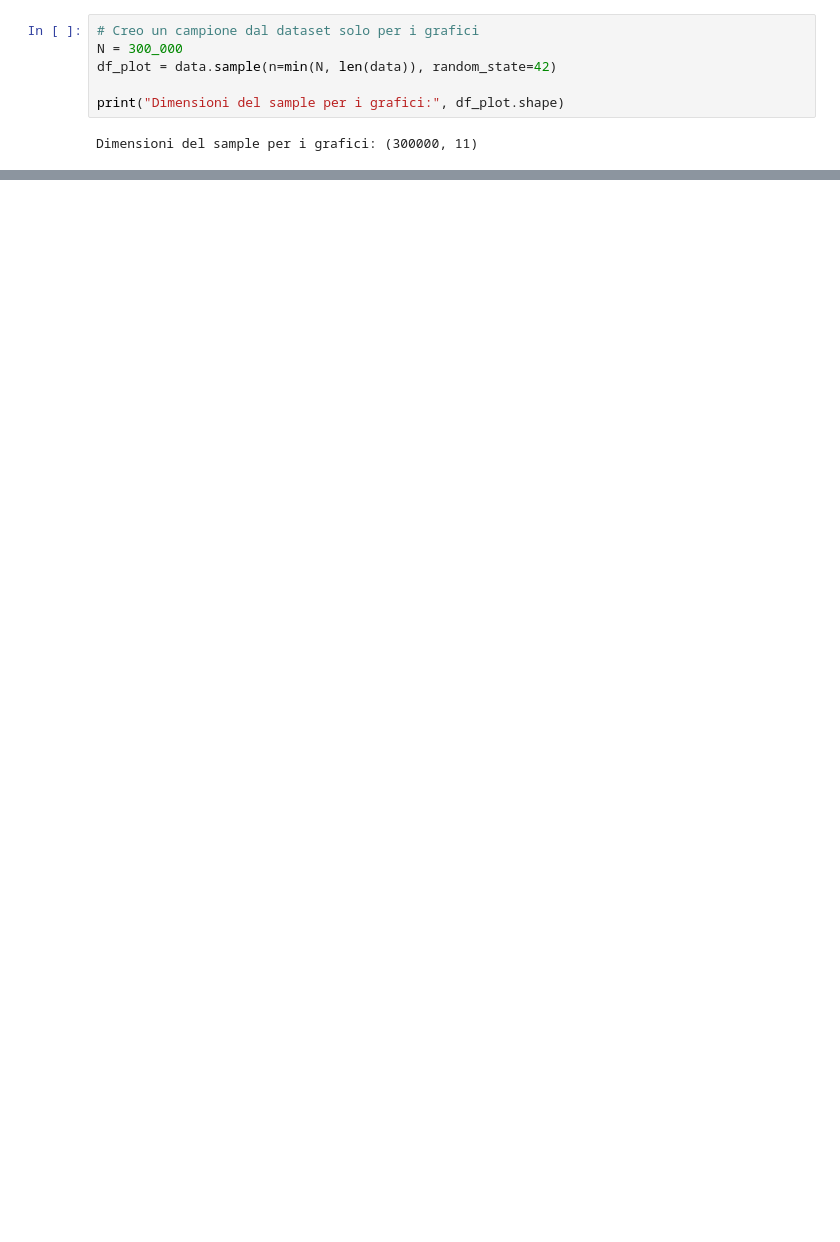
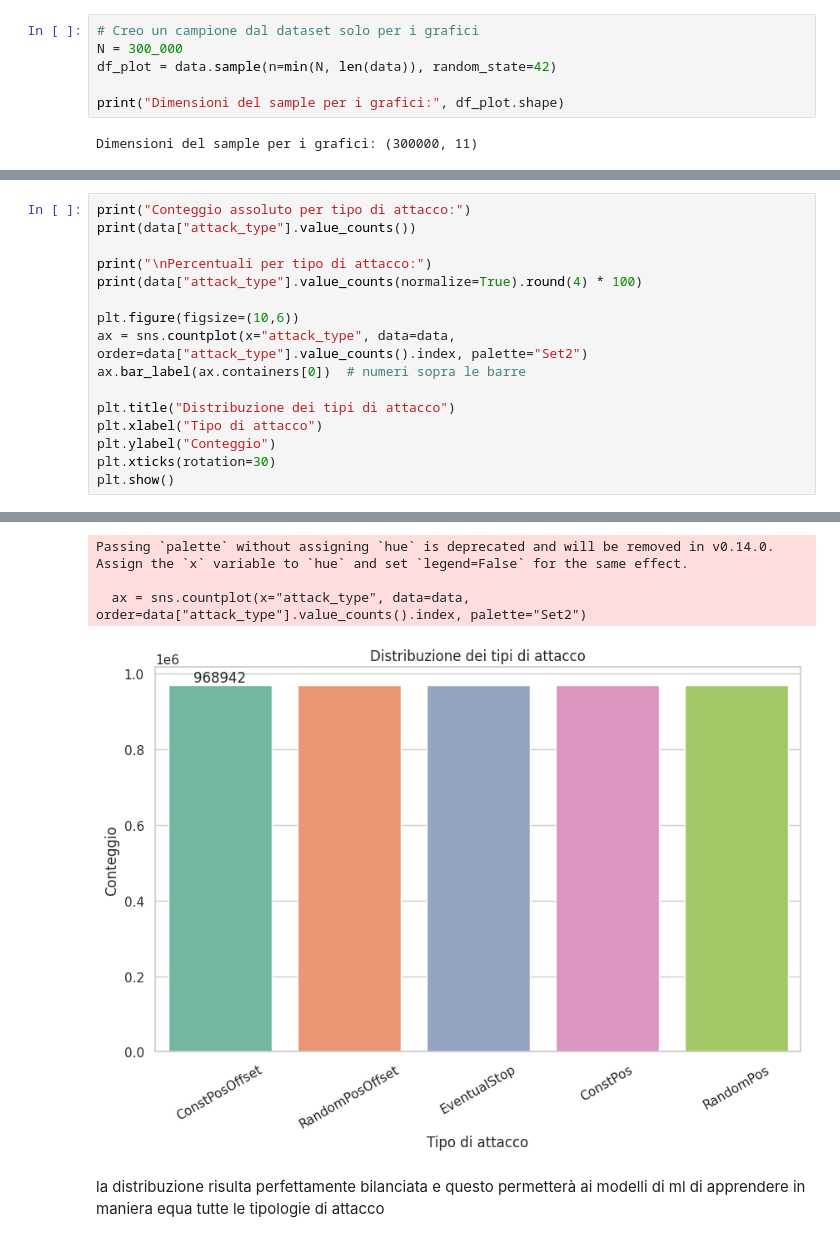
Before and after one commit to gar-nov/tirocinio, a Jupyter notebook: EDA.ipynb, the cells around one changed output, grey strips where cells are left out. Drawn from its saved outputs; the diff is of its cells as text; blank space fills up the shorter version.

```diff
--- a/EDA.ipynb
+++ b/EDA.ipynb
@@ -128,0 +137,17 @@ valutare una **scalatura standard (StandardScaler)**, ma i range sono già compa
+# %%
+print("Conteggio assoluto per tipo di attacco:")
+print(data["attack_type"].value_counts())
+
+print("\nPercentuali per tipo di attacco:")
+print(data["attack_type"].value_counts(normalize=True).round(4) * 100)
+
+plt.figure(figsize=(10,6))
+ax = sns.countplot(x="attack_type", data=data, order=data["attack_type"].value_counts().index, palette="Set2")
+ax.bar_label(ax.containers[0])  # numeri sopra le barre
+
+plt.title("Distribuzione dei tipi di attacco")
+plt.xlabel("Tipo di attacco")
+plt.ylabel("Conteggio")
+plt.xticks(rotation=30)
+plt.show()
+# %% [output]
@@ -128,0 +171,6 @@ valutare una **scalatura standard (StandardScaler)**, ma i range sono già compa
+Passing `palette` without assigning `hue` is deprecated and will be removed in v0.14.0. Assign the `x` variable to `hue` and set `legend=False` for the same effect.
+
+  ax = sns.countplot(x="attack_type", data=data, order=data["attack_type"].value_counts().index, palette="Set2")
+[figure, added]
+# %% [markdown]
+la distribuzione risulta perfettamente bilanciata e questo permetterà ai modelli di ml di apprendere in maniera equa tutte le tipologie di attacco
```
Also changed, not shown: parts of 30 cells of this notebook.
